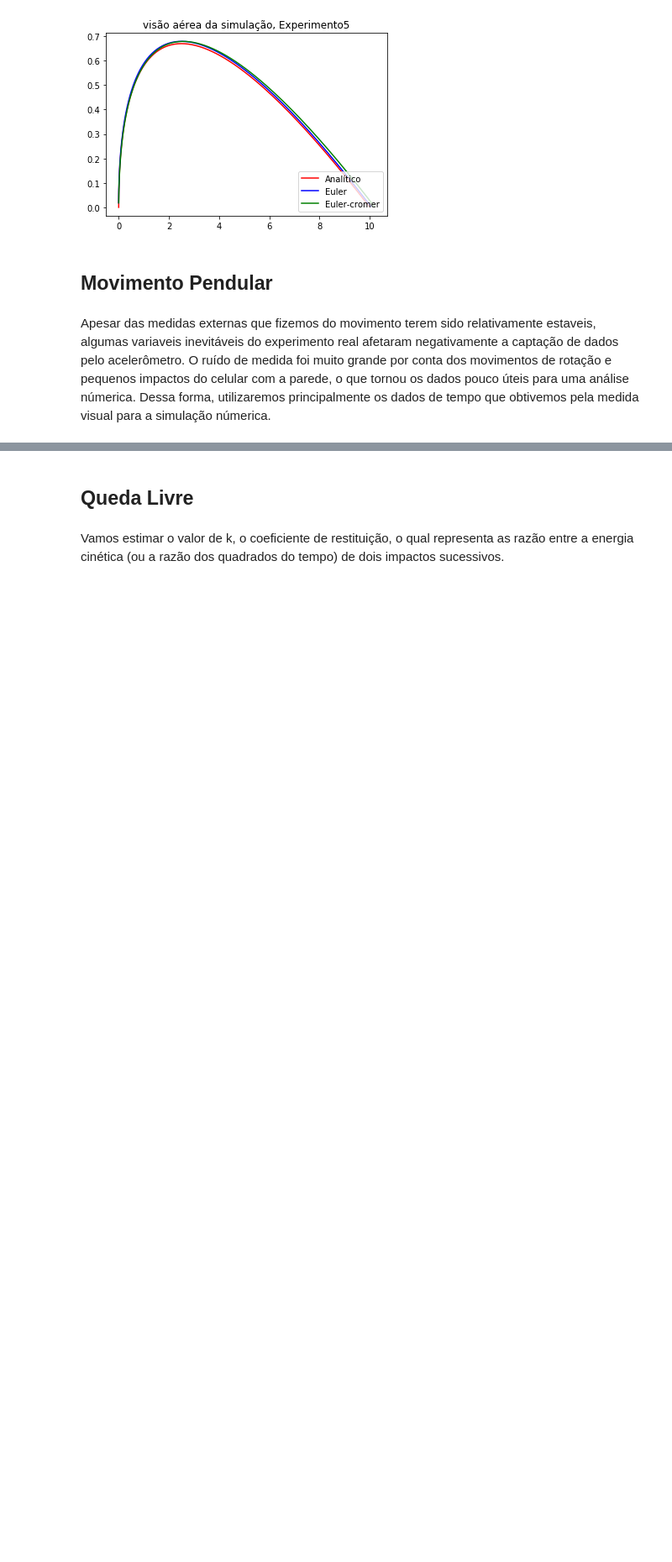
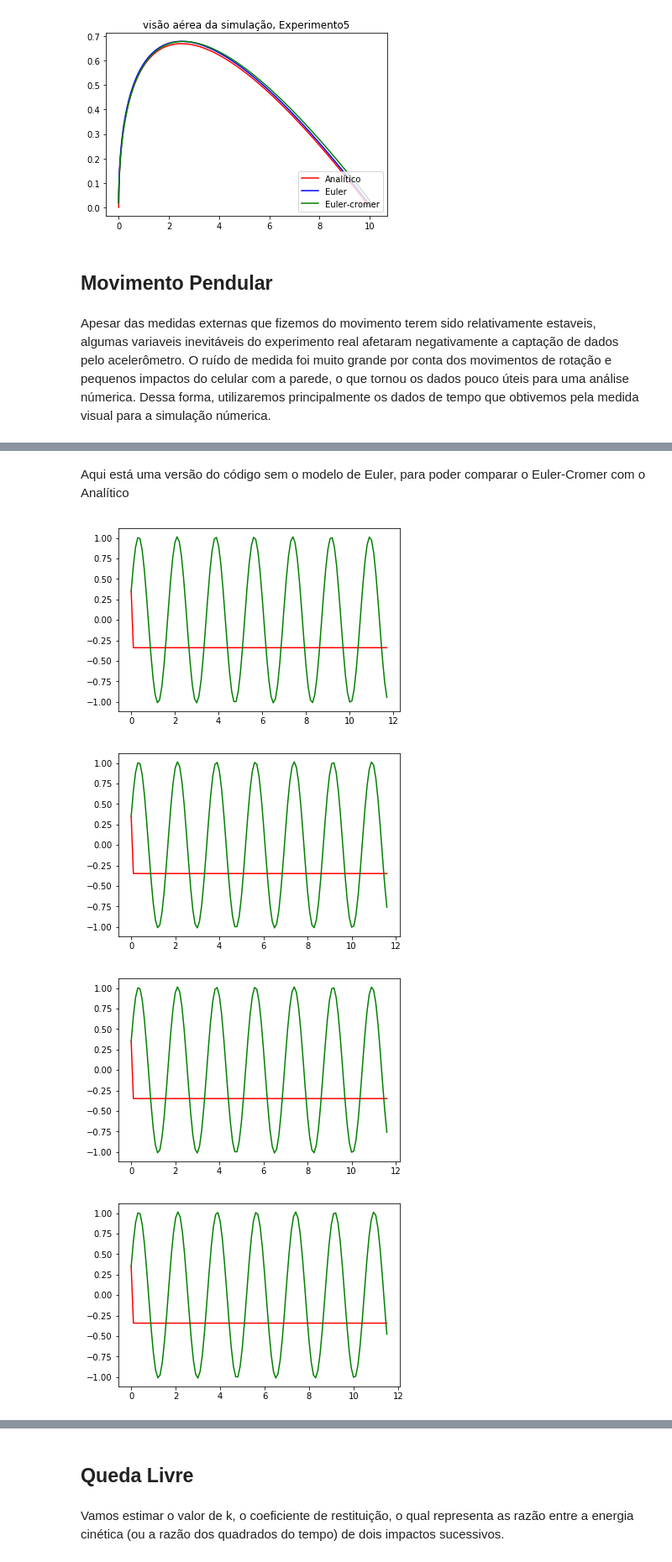
Before and after one commit to ricardomorita42/mac0209, a Jupyter notebook: ep2/EP2_MAC0209.ipynb, the cells around one changed output, grey strips where cells are left out. Shown: that part at 84% size. Cells and saved outputs as stored; diff of their text form; code cells hidden in the pictures; blank space fills up the shorter version.

```diff
--- a/ep2/EP2_MAC0209.ipynb
+++ b/ep2/EP2_MAC0209.ipynb
@@ -392,0 +433,40 @@ Apesar das medidas externas que fizemos do movimento terem sido relativamente es
+# %% [markdown]
+Aqui está uma versão do código sem o modelo de Euler, para poder comparar o Euler-Cromer com o Analítico
+# %%
+from math import *
+import matplotlib.pyplot as p
+t=[11.61,11.55,11.53,11.49,11.54]#tempo final
+for x in range(len(t)):
+    theta=[0.35]#este segue modelo de Euler
+    analitico=[0.3490659]
+    omega=[pi/0.888]#este segue modelo de Euler
+    th=0.35
+    om=pi/0.88
+    dt=0.1
+    thetaCromer=[0.35]
+    omegaCromer=[pi/0.888]
+    tC=0.35
+    oC=pi/0.888
+    te=0
+    tempo=[[0],[0],[0],[0],[0]]
+    while te<t[x]:
+        om1=om-9.8/0.78*th*dt
+        omega.append(om1)
+        th+=om*dt
+        theta.append(th)
+        om=om1
+        oC-=9.8/0.78*tC*dt
+        omegaCromer.append(oC)
+        tC+=oC*dt
+        thetaCromer.append(tC)
+        analitico.append(analitico[0]*cos(pi/0.888*te))
+        te+=dt
+        tempo[x].append(te)
+    p.plot(tempo[x],analitico,c="r",label="Analítico")
+    p.plot(tempo[x],thetaCromer,c="g",label="Euler-Cromer")
+    p.show()
+# %% [output]
+[figure, added]
+[figure, added]
+[figure, added]
+[figure, added]
```
Also changed, not shown: parts of 2 cells of this notebook.
